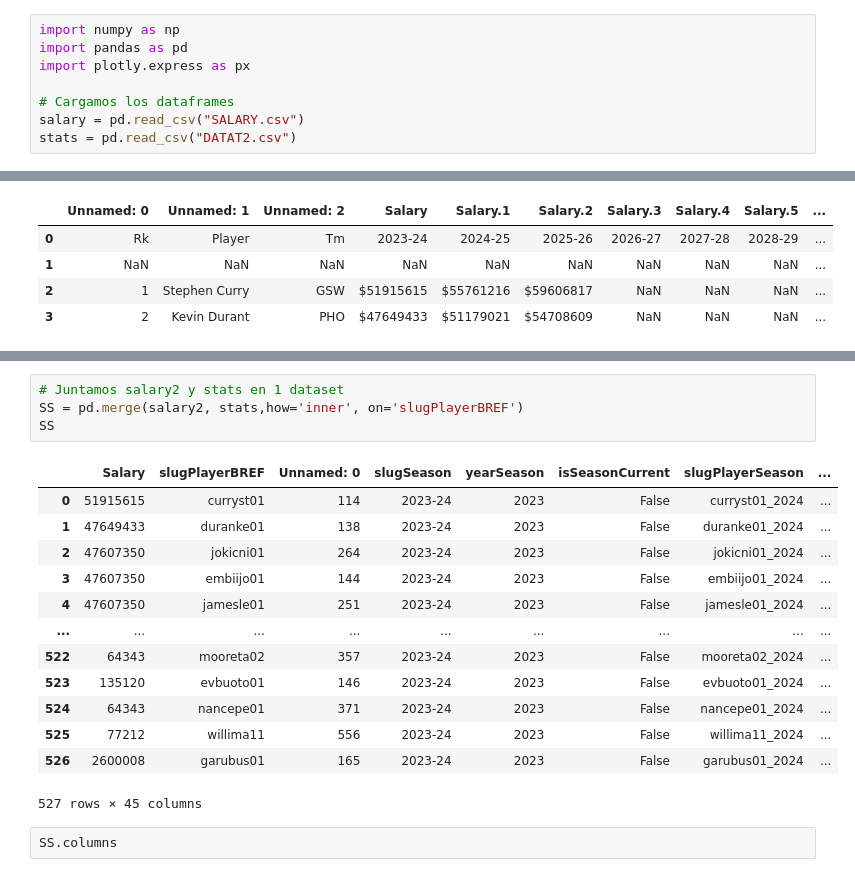
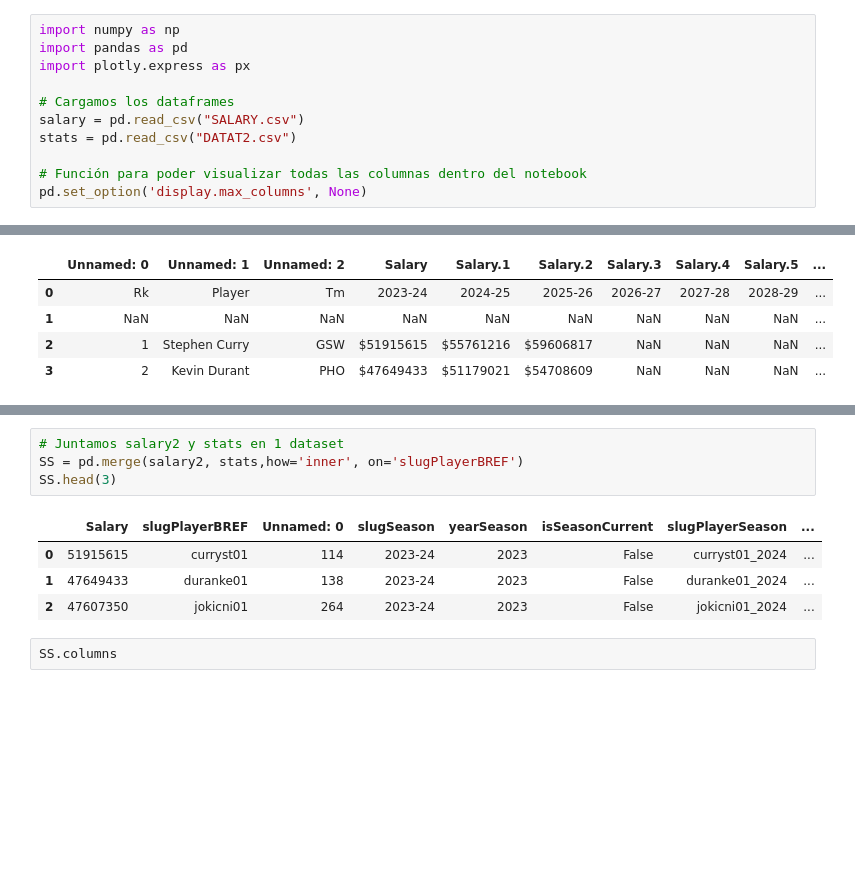
Before and after one commit to m-1806/nba, a Jupyter notebook: M.ipynb, the cells around one changed output, grey strips where cells are left out. Drawn from its saved outputs; the diff is of its cells as text; blank space fills up the shorter version.

Commit message:
Cambio para la visualización de las datasets dentro del notebook, ahora se ven todas las columnas para poder explorar la información complpeta

```diff
--- a/M.ipynb
+++ b/M.ipynb
@@ -13,6 +13,9 @@ import plotly.express as px
 # Cargamos los dataframes
 salary = pd.read_csv("SALARY.csv")
 stats = pd.read_csv("DATAT2.csv")
+
+# Función para poder visualizar todas las columnas dentro del notebook
+pd.set_option('display.max_columns', None)
 # %%
 # Index, Player, Equipo, 2023-24, 2024-25, 2025-26, 2026-27, 2027-28, 2028-29, Total, slugPlayerBREF
 print("salary:\n", salary.columns)
@@ -117,21 +98,12 @@ salary2
 # %%
 # Juntamos salary2 y stats en 1 dataset
 SS = pd.merge(salary2, stats,how='inner', on='slugPlayerBREF')
-SS
+SS.head(3)
 # %% [output]
 |  | Salary | slugPlayerBREF | Unnamed: 0 | slugSeason | yearSeason | isSeasonCurrent | slugPlayerSeason | ... |
 | 0 | 51915615 | curryst01 | 114 | 2023-24 | 2023 | False | curryst01_2024 | ... |
 | 1 | 47649433 | duranke01 | 138 | 2023-24 | 2023 | False | duranke01_2024 | ... |
 | 2 | 47607350 | jokicni01 | 264 | 2023-24 | 2023 | False | jokicni01_2024 | ... |
-| 3 | 47607350 | embiijo01 | 144 | 2023-24 | 2023 | False | embiijo01_2024 | ... |
-| 4 | 47607350 | jamesle01 | 251 | 2023-24 | 2023 | False | jamesle01_2024 | ... |
-| ... | ... | ... | ... | ... | ... | ... | ... | ... |
-| 522 | 64343 | mooreta02 | 357 | 2023-24 | 2023 | False | mooreta02_2024 | ... |
-| 523 | 135120 | evbuoto01 | 146 | 2023-24 | 2023 | False | evbuoto01_2024 | ... |
-| 524 | 64343 | nancepe01 | 371 | 2023-24 | 2023 | False | nancepe01_2024 | ... |
-| 525 | 77212 | willima11 | 556 | 2023-24 | 2023 | False | willima11_2024 | ... |
-| 526 | 2600008 | garubus01 | 165 | 2023-24 | 2023 | False | garubus01_2024 | ... |
-527 rows × 45 columns
 # %%
 SS.columns
 # %% [output]
```
Also changed, not shown: parts of 6 cells of this notebook.
